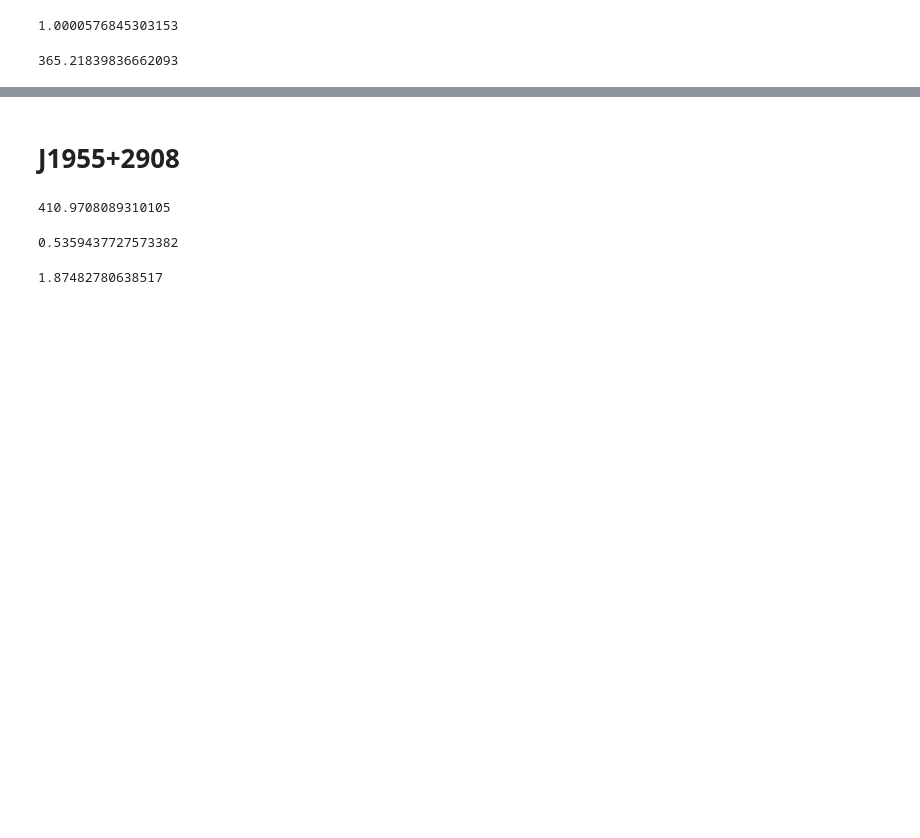
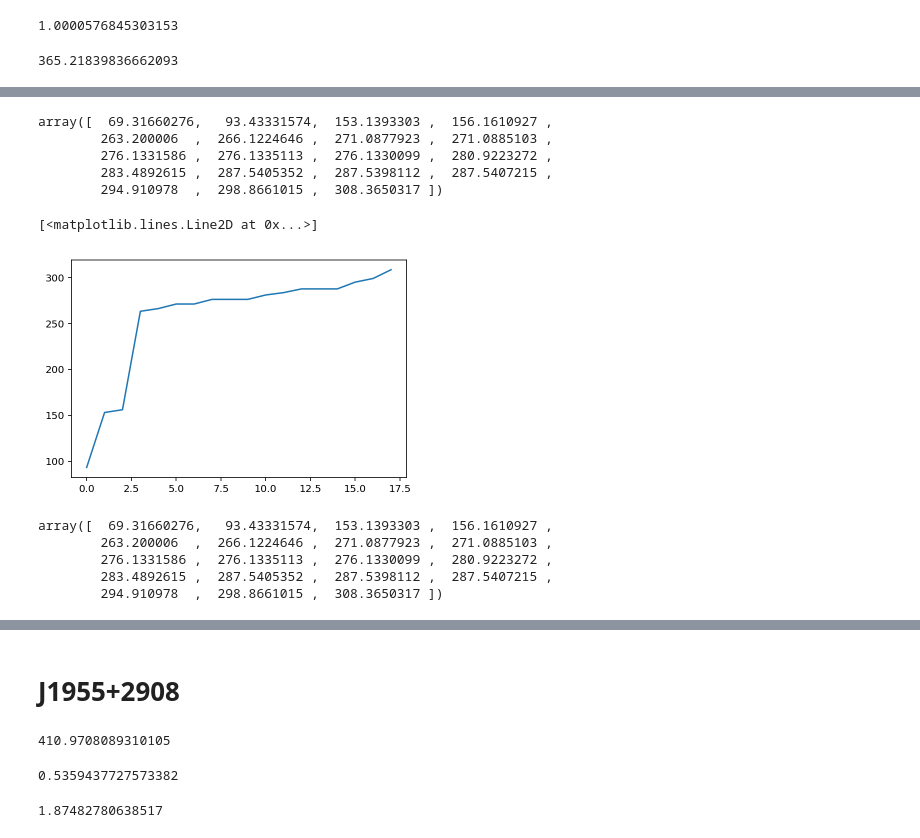
Before and after one commit to ChiaraMingarelli/gaia_pulsars, a Jupyter notebook: codes/WD_companions.ipynb, the cells around one changed output, grey strips where cells are left out. Cells and saved outputs as stored; diff of their text form; code cells hidden in the pictures; blank space fills up the shorter version.

```diff
--- a/codes/WD_companions.ipynb
+++ b/codes/WD_companions.ipynb
@@ -63,0 +86,13 @@ kep_P(1,1)
+# %%
+ra_col
+# %% [output]
+array([  69.31660276,   93.43331574,  153.1393303 ,  156.1610927 ,
+        263.200006  ,  266.1224646 ,  271.0877923 ,  271.0885103 ,
+        276.1331586 ,  276.1335113 ,  276.1330099 ,  280.9223272 ,
+        283.4892615 ,  287.5405352 ,  287.5398112 ,  287.5407215 ,
+        294.910978  ,  298.8661015 ,  308.3650317 ])
+# %%
+ra_err
+# %% [output]
+[<matplotlib.lines.Line2D at 0x...>]
+[figure, added]
@@ -63,0 +103,8 @@ kep_P(1,1)
+# %%
+ra_col.astype("float64")
+# %% [output]
+array([  69.31660276,   93.43331574,  153.1393303 ,  156.1610927 ,
+        263.200006  ,  266.1224646 ,  271.0877923 ,  271.0885103 ,
+        276.1331586 ,  276.1335113 ,  276.1330099 ,  280.9223272 ,
+        283.4892615 ,  287.5405352 ,  287.5398112 ,  287.5407215 ,
+        294.910978  ,  298.8661015 ,  308.3650317 ])
```
Also changed, not shown: parts of 13 cells of this notebook, 2 other files.
